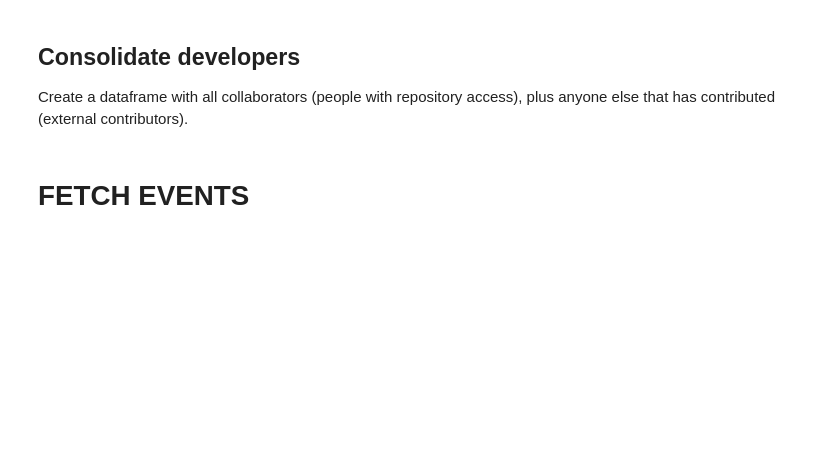
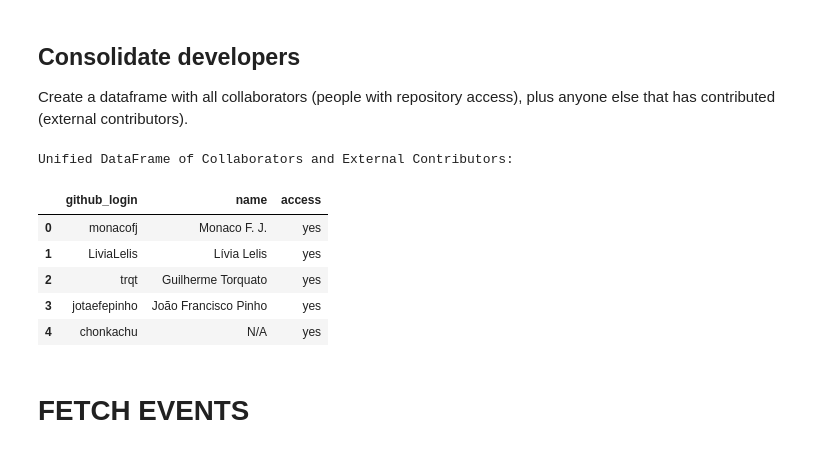
Before and after one commit to monacofj/sourcetide, a Jupyter notebook: sourcetide.ipynb, the cells around one changed output. Drawn from its saved outputs; the diff is of its cells as text; code cells hidden in the pictures; blank space fills up the shorter version.

```diff
--- a/sourcetide.ipynb
+++ b/sourcetide.ipynb
@@ -336,39 +376,47 @@ import pandas as pd
 perso_base_info = {}
 
 # First, add all collaborators with 'yes' access status
 # This also populates their names
 collaborator_logins = set()
 for coll in collaborators:
     collaborator_logins.add(coll.login)
-    person_base_info[coll.login] = {
+    perso_base_info[coll.login] = {
         'name': coll.name if coll.name else 'N/A',
         'access': 'yes'
     }
 
 # Now, add all_contributors who are NOT collaborators with 'no' access status
 for contr in all_contributors:
-    if contr.login not in person_base_info:
+    if contr.login not in perso_base_info:
         # This person is a contributor but not a direct collaborator
-        person_base_info[contr.login] = {
+        perso_base_info[contr.login] = {
             'name': contr.name if contr.name else 'N/A',
             'access': 'no'
         }
     else:
         # If a person is both a contributor and a collaborator, ensure their name is captured
         # in case the contributor object had a better name than the collaborator object
-        if person_base_info[contr.login]['name'] == 'N/A' and contr.name:
-            person_base_info[contr.login]['name'] = contr.name
+        if perso_base_info[contr.login]['name'] == 'N/A' and contr.name:
+            perso_base_info[contr.login]['name'] = contr.name
 
 # Convert this base info to a DataFrame
-df_people = pd.DataFrame.from_dict(person_base_info, orient='index')
+df_people = pd.DataFrame.from_dict(perso_base_info, orient='index')
 df_people.index.name = 'github_login'
 df_people = df_people.reset_index()
 
 print("Unified DataFrame of Collaborators and External Contributors:")
 display(df_people.head())
 
 #print("\nDataFrame Info:")
 #df_people.info()
+# %% [output]
+Unified DataFrame of Collaborators and External Contributors:
+|  | github_login | name | access |
+| 0 | monacofj | Monaco F. J. | yes |
+| 1 | LiviaLelis | Lívia Lelis | yes |
+| 2 | trqt | Guilherme Torquato | yes |
+| 3 | jotaefepinho | João Francisco Pinho | yes |
+| 4 | chonkachu | N/A | yes |
 # %% [markdown]
 # FETCH EVENTS
 # %%
```
Also changed, not shown: parts of 51 cells of this notebook.
